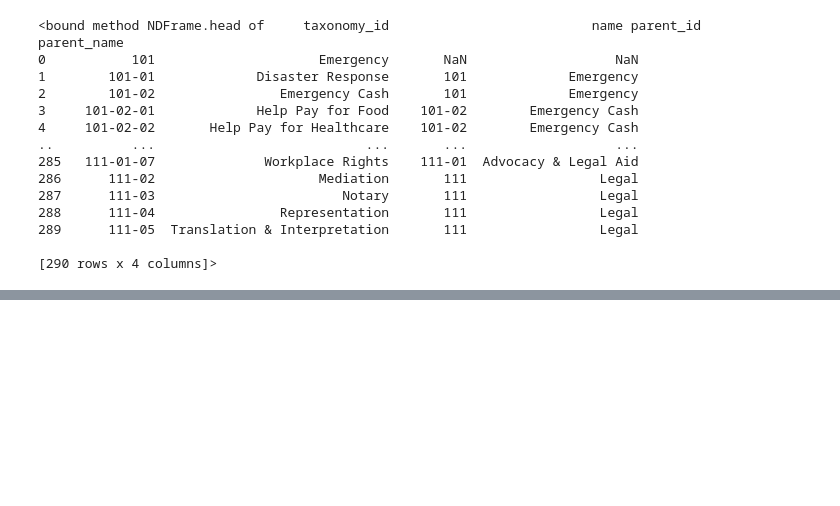
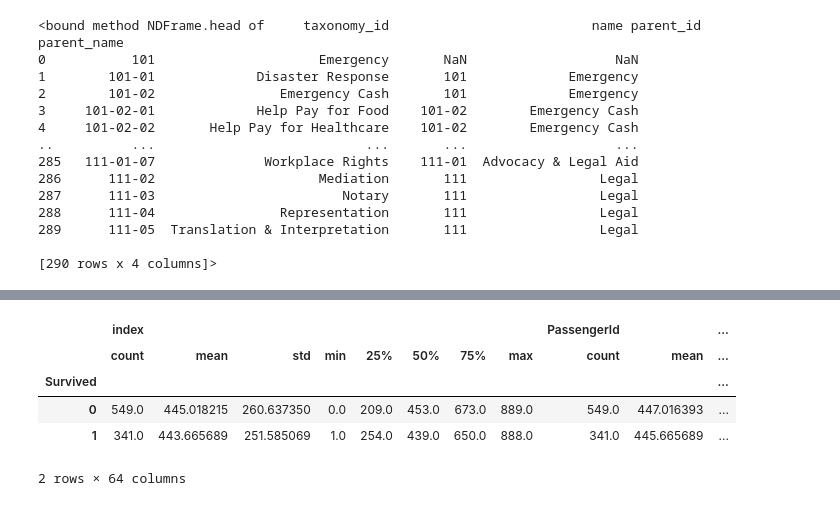
Before and after one commit to Kusu5Dec/pandas, a Jupyter notebook: pandas_function_analysis.ipynb, the cells around one changed output, grey strips where cells are left out. Cells and saved outputs as stored; diff of their text form; code cells hidden in the pictures; blank space fills up the shorter version.

```diff
--- a/pandas_function_analysis.ipynb
+++ b/pandas_function_analysis.ipynb
@@ -1501,0 +1671,9 @@ df1
+# %%
+df.groupby('Survived').describe()
+# %% [output]
+|  | index |  |  |  |  |  |  |  | PassengerId |  | ... |
+|  | count | mean | std | min | 25% | 50% | 75% | max | count | mean | ... |
+| Survived |  |  |  |  |  |  |  |  |  |  | ... |
+| 0 | 549.0 | 445.018215 | 260.637350 | 0.0 | 209.0 | 453.0 | 673.0 | 889.0 | 549.0 | 447.016393 | ... |
+| 1 | 341.0 | 443.665689 | 251.585069 | 1.0 | 254.0 | 439.0 | 650.0 | 888.0 | 341.0 | 445.665689 | ... |
+2 rows × 64 columns
```
Also changed, not shown: parts of 18 cells of this notebook.
